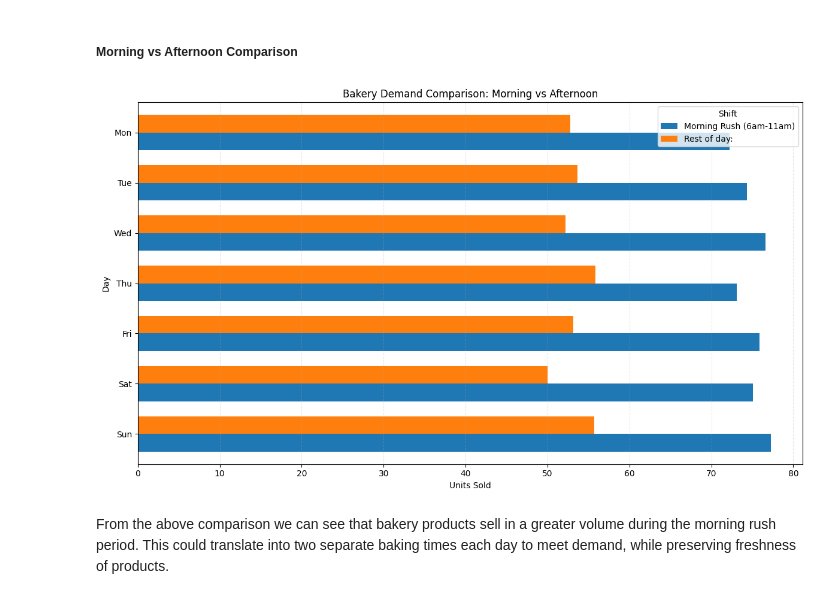
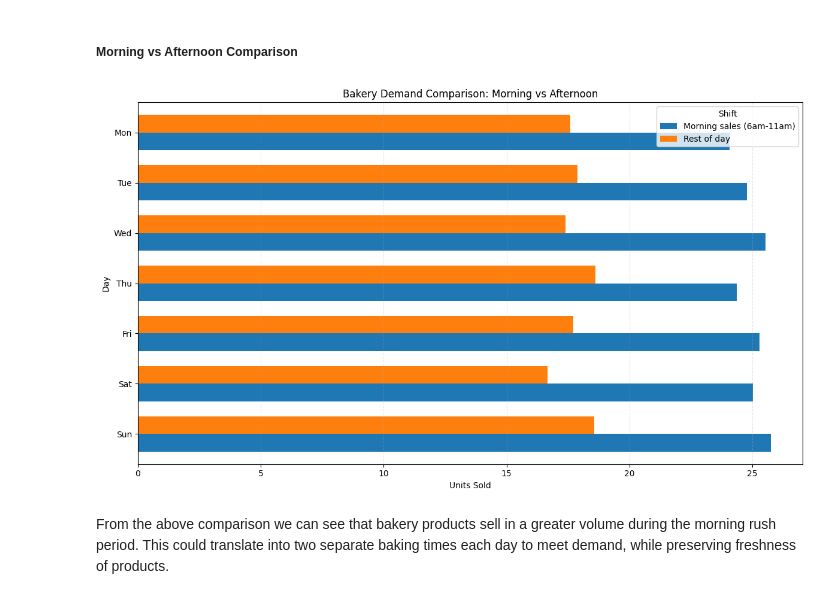
Before and after one commit to davidsaridakis/coffee-shop-analytics, a Jupyter notebook: notebooks/exploratory_analysis.ipynb, the cells around one changed output. Saved outputs shown, nothing was run; the diff lists cells and outputs as text; code cells hidden in the pictures.

Commit message:
refactor: Update bakery sales df to contain shift flag for morning vs afternoon comparison

```diff
--- a/notebooks/exploratory_analysis.ipynb
+++ b/notebooks/exploratory_analysis.ipynb
@@ -419,76 +419,67 @@ The analysis provides a useful baseline for daily bakery demand and could suppor
 # %% [markdown]
 ##### Morning vs Afternoon Comparison
 # %%
-# Morning sales
-morning_sales = df[
-    (df['product_category'] == 'Bakery') &
-    (df['transaction_hour'].isin([6, 7, 8, 9, 10, 11]))
-]
-# Daily totals of products sold in the morning
-daily_morning_units_sold = (
-    morning_sales.groupby(['transaction_date', 'day_of_week', 'product_type'])['transaction_qty']
-    .sum()
-)
-# Normalise and get daily averages
-avg_morning_daily_sales = (
-    daily_morning_units_sold.groupby(['day_of_week', 'product_type'])
-    .mean()
-    .unstack()
+# Filter for bakery sales
+bakery_sales = (
+    df[df['product_category'] == 'Bakery']
+    .copy()
 )
 
-# Afternoon sales
-afternoon_sales = df[
-    (df['product_category'] == 'Bakery') &
-    (~df['transaction_hour'].isin([6, 7, 8, 9, 10, 11]))
-]
-# Daily totals of products sold in the afternoon
-daily_afternoon_units_sold = (
-    afternoon_sales.groupby(['transaction_date', 'day_of_week', 'product_type'])['transaction_qty']
-    .sum()
-)
-# Normalise and get daily averages
-avg_afternoon_daily_sales = (
-    daily_afternoon_units_sold.groupby(['day_of_week', 'product_type'])
-    .mean()
-    .unstack()
+# Create shift flag
+bakery_sales['shift'] = np.where(
+    bakery_sales['transaction_hour'].between(6,11),
+    'Morning sales (6am-11am)',
+    'Rest of day'
 )
 
-# Plot morning vs afternoon bakery sales
-morning_totals = avg_morning_daily_sales.sum(axis=1)
-afternoon_totals = avg_afternoon_daily_sales.sum(axis=1)
+# Daily totals by shift
+daily_shift_sales = (
+    bakery_sales.groupby(
+        ['transaction_date',
+         'day_of_week',
+         'product_type',
+         'shift']
+         )['transaction_qty']
+         .sum()
+)
+# Normalise to average day
+avg_shift_sales = (
+    daily_shift_sales.groupby(
+        ['day_of_week', 'shift'])
+        .mean()
+        .unstack()
+)
 
-# Combine morning and afternoon dataframes
-comparison_df = pd.DataFrame({
-    'Morning Rush (6am-11am)': morning_totals,
-    'Rest of day:': afternoon_totals
-})
+
+# Create plotting dataframe
+comparison_df = avg_shift_sales.copy()
 
 comparison_df = comparison_df.sort_index(ascending=False)
 
 # Reverse index order so Monday is at top of chart
 comparison_df = comparison_df.iloc[::-1]
 
 # Plot the stacked barchart
 ax = comparison_df.plot(
     kind='barh',
     figsize=(12,7),
     width=0.7,
     color=['#1f77b4', '#ff7f0e']
 )
 
 day_names_reversed = ['Sun', 'Sat', 'Fri', 'Thu', 'Wed', 'Tue', 'Mon']
 ax.set_yticklabels(day_names_reversed)
 
 plt.xlabel('Units Sold')
 plt.ylabel('Day')
 plt.title('Bakery Demand Comparison: Morning vs Afternoon')
 plt.legend(title='Shift')
 
 plt.grid(axis='x', linestyle='--', alpha=0.3)
 plt.tight_layout()
 
 plt.show()
 # %% [output]
-[figure, old version]
+[figure, new version]
 # %% [markdown]
 From the above comparison we can see that bakery products sell in a greater volume during the morning rush period. This could translate into two separate baking times each day to meet demand, while preserving freshness of products.
```
